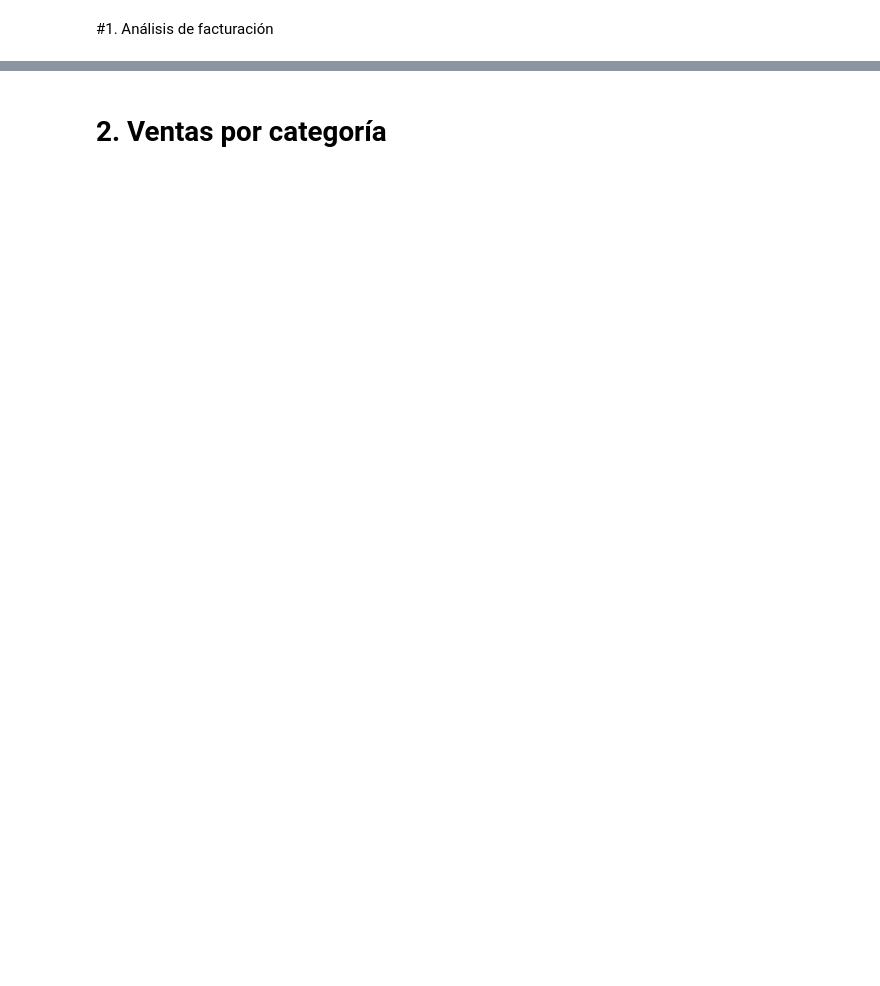
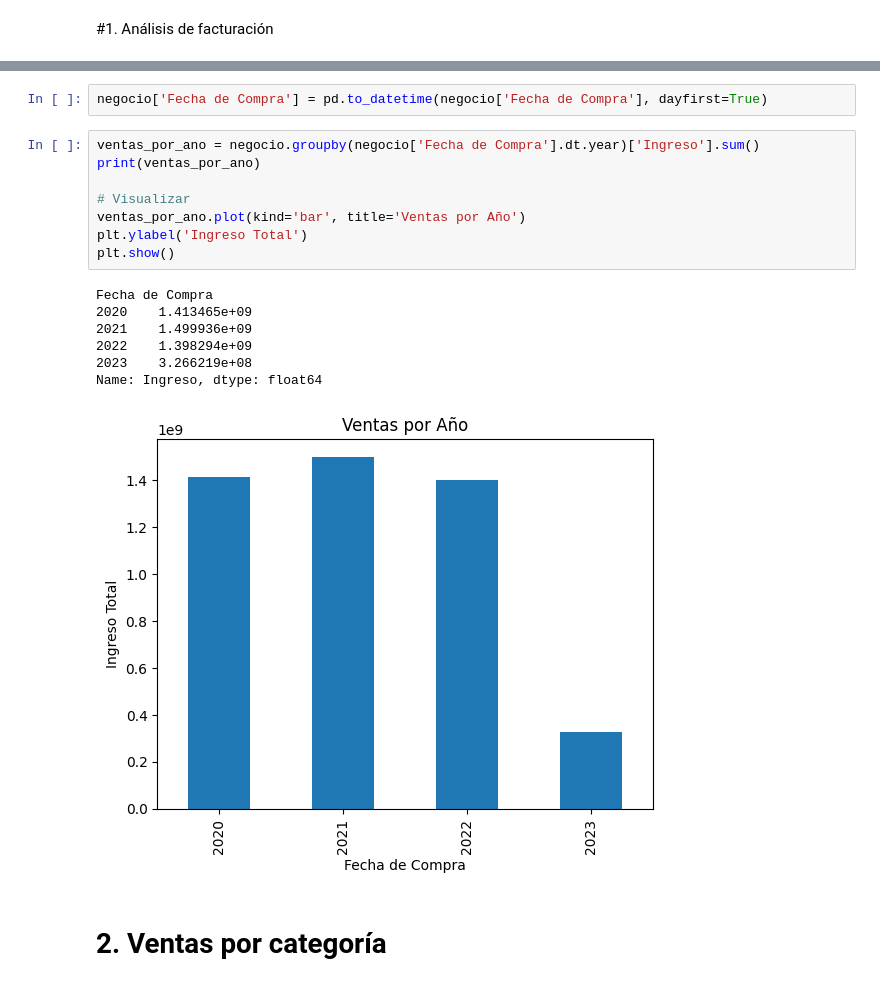
Before and after one commit to kariguti/Amigo-Secreto-ProgramaONE, a Jupyter notebook: AluraStoreLatam.ipynb, the cells around one changed output, grey strips where cells are left out. Saved outputs shown, nothing was run; the diff lists cells and outputs as text; blank space fills up the shorter version.

```diff
--- a/AluraStoreLatam.ipynb
+++ b/AluraStoreLatam.ipynb
@@ -28,2 +112,20 @@ tienda.head()
+# %%
+negocio['Fecha de Compra'] = pd.to_datetime(negocio['Fecha de Compra'], dayfirst=True)
+# %%
+ventas_por_ano = negocio.groupby(negocio['Fecha de Compra'].dt.year)['Ingreso'].sum()
+print(ventas_por_ano)
+
+# Visualizar
+ventas_por_ano.plot(kind='bar', title='Ventas por Año')
+plt.ylabel('Ingreso Total')
+plt.show()
+# %% [output]
+Fecha de Compra
+2020    1.413465e+09
+2021    1.499936e+09
+2022    1.398294e+09
+2023    3.266219e+08
+Name: Ingreso, dtype: float64
+[figure, added]
 # %% [markdown]
 # 2. Ventas por categoría
```
Also changed, not shown: parts of 14 cells of this notebook.
